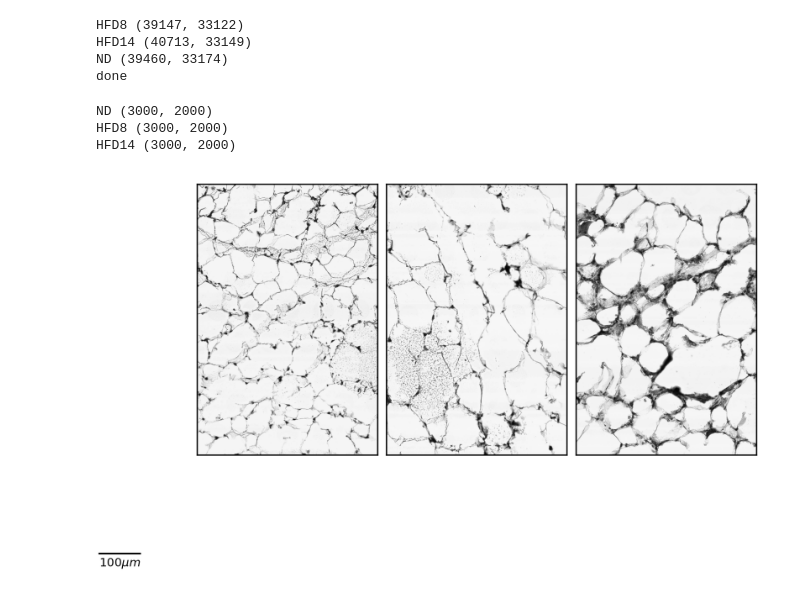
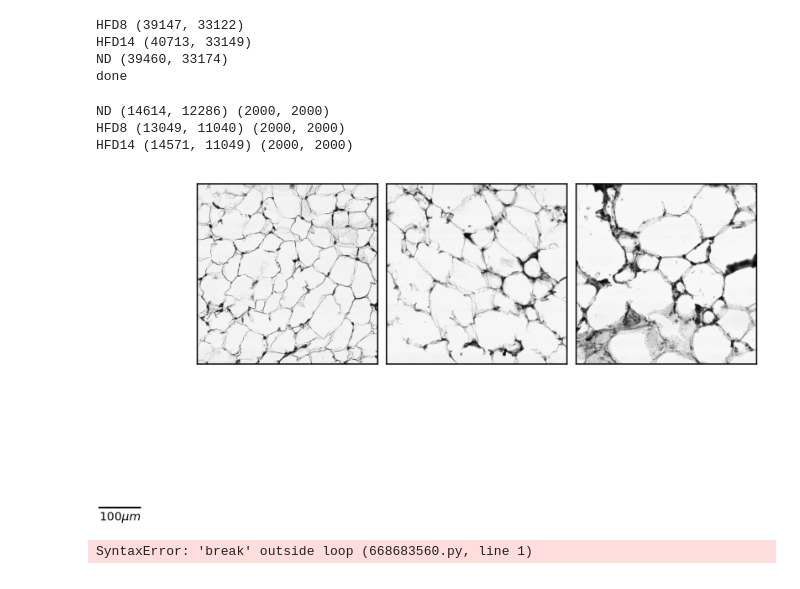
Before and after one commit to CooperStansbury/spatial_transcriptomics, a Jupyter notebook: clustering/hiresImg.ipynb, the cells around one changed output. Cells and saved outputs as stored; diff of their text form; code cells hidden in the pictures.

```diff
--- a/clustering/hiresImg.ipynb
+++ b/clustering/hiresImg.ipynb
@@ -124,7 +124,7 @@ ND (39460, 33174)
 done
 # %%
 key = 'ND'
-xws = 1500
+xws = 1000
 yws = 1000
 # ws = 500
 microns = 100 # number of microns for the scale bar
@@ -132,47 +132,65 @@ microns = 100 # number of microns for the scale bar
 plt.rcParams['figure.dpi'] = 300
 plt.rcParams['figure.facecolor'] = 'w'
 
+pos = {
+    'ND' : (14614, 12286),
+    'HFD8' : (13049, 11040),
+    'HFD14' : (14571, 11049),
+}
+
 fig, axs = plt.subplots(1, 3)
 axs = axs.ravel()
+
+keys = ['ND', 'HFD8', 'HFD14']
 
 for i, key in enumerate(keys):
 
     ultra = ultrahires[key]
     img = hires[key]
 
     sbarHires = getscalebar(key, microns)
     sbarUltra = transScaleBar(img.shape[0], ultra.shape[0], sbarHires)
 
-    xmean = ultra.shape[0] // 2
-    ymean = ultra.shape[1] // 2
+    # # non-specific positions
+    # xmean = int(ultra.shape[0] // 3)
+    # ymean = int(ultra.shape[1] // 3)
+
+    xmean, ymean = pos[key]
+
 
     window = ultra[xmean-xws:xmean+xws,ymean-yws:ymean+yws]
-    print(key, window.shape)
+
+    print(key, (xmean, ymean), window.shape)
+
     axs[i].imshow(window, cmap='binary_r')
 
     scalebar = AnchoredSizeBar(axs[i].transData,
                                sbarUltra,
                                f'{microns}' + r'$\mu m$',
                                loc='lower left',
                                # pad=0.2,
                                color='k',
                                frameon=False,
                                size_vertical=1,
                                bbox_to_anchor=(0.5, 0.5, 0, 0),
                                fontproperties={'size':7})
     # if i == 0:
     #     axs[i].add_artist(scalebar)
     axs[i].set_xticks([])
     axs[i].set_yticks([])
 
 # plt.tight_layout()
 plt.gca().add_artist(scalebar)
 plt.subplots_adjust(wspace=0.05, hspace=0)
 # %% [output]
-ND (3000, 2000)
-HFD8 (3000, 2000)
-HFD14 (3000, 2000)
+ND (14614, 12286) (2000, 2000)
+HFD8 (13049, 11040) (2000, 2000)
+HFD14 (14571, 11049) (2000, 2000)
-[figure, old version]
+[figure, new version]
+# %%
+break
+# %% [output]
+SyntaxError: 'break' outside loop (668683560.py, line 1)
 # %%
 # imDir = "/nfs/turbo/umms-indikar/shared/projects/spatial_transcriptomics/data/images/hires/"
 
```
Also changed, not shown: 9 other files.
